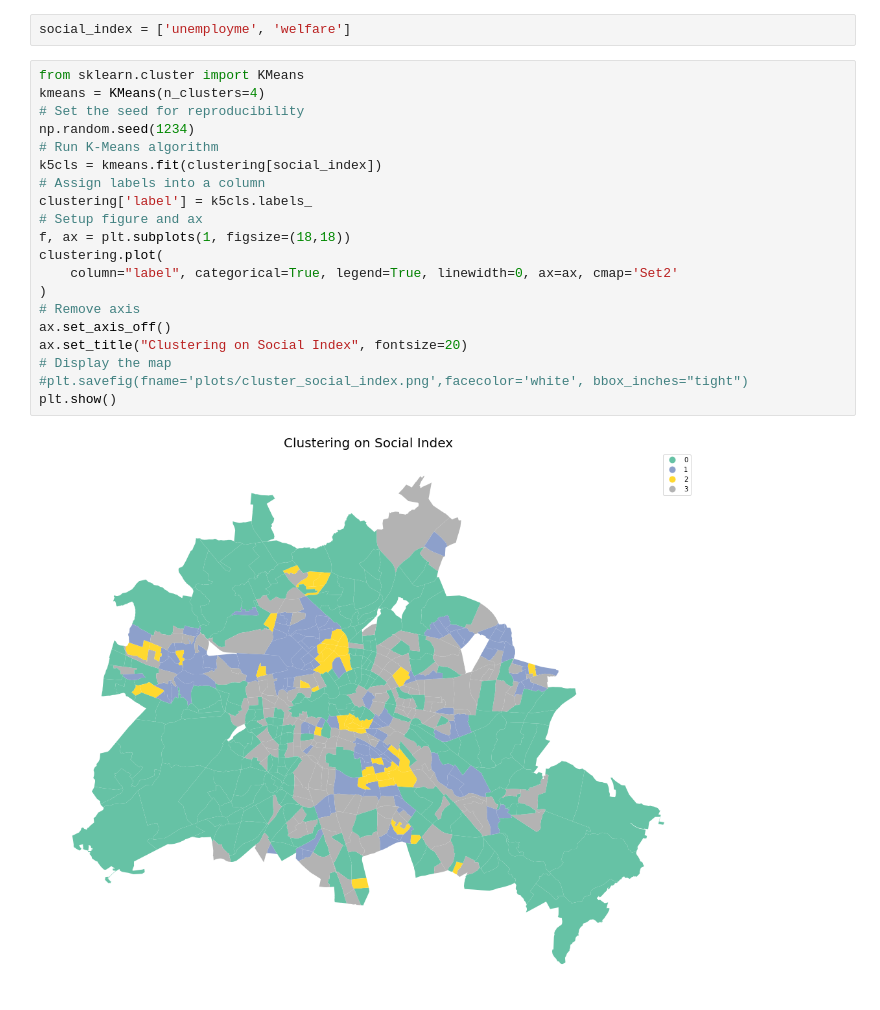
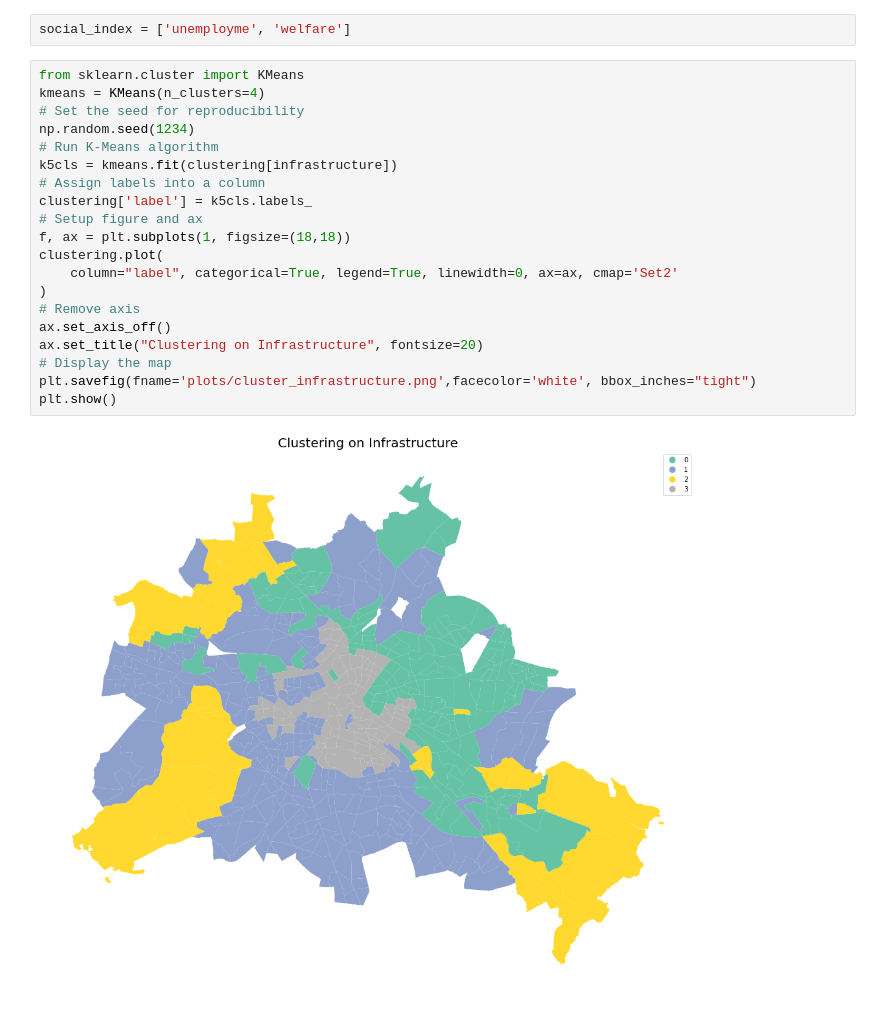
Before and after one commit to Safiaaaaa/YouthInTheCity, a Jupyter notebook: notebooks/maciek-plots-clean.ipynb, the cells around one changed output. Cells and saved outputs as stored; diff of their text form.

Commit message:
FInishing up plots

```diff
--- a/notebooks/maciek-plots-clean.ipynb
+++ b/notebooks/maciek-plots-clean.ipynb
@@ -140,22 +168,22 @@ social_index = ['unemployme', 'welfare']
 # %%
 from sklearn.cluster import KMeans
 kmeans = KMeans(n_clusters=4)
 # Set the seed for reproducibility
 np.random.seed(1234)
 # Run K-Means algorithm
-k5cls = kmeans.fit(clustering[social_index])
+k5cls = kmeans.fit(clustering[infrastructure])
 # Assign labels into a column
 clustering['label'] = k5cls.labels_
 # Setup figure and ax
 f, ax = plt.subplots(1, figsize=(18,18))
 clustering.plot(
     column="label", categorical=True, legend=True, linewidth=0, ax=ax, cmap='Set2'
 )
 # Remove axis
 ax.set_axis_off()
-ax.set_title("Clustering on Social Index", fontsize=20)
+ax.set_title("Clustering on Infrastructure", fontsize=20)
 # Display the map
-#plt.savefig(fname='plots/cluster_social_index.png',facecolor='white', bbox_inches="tight")
+plt.savefig(fname='plots/cluster_infrastructure.png',facecolor='white', bbox_inches="tight")
 plt.show()
 # %% [output]
-[figure, old version]
+[figure, new version]
```
Also changed, not shown: parts of 8 cells of this notebook, 3 other files.
